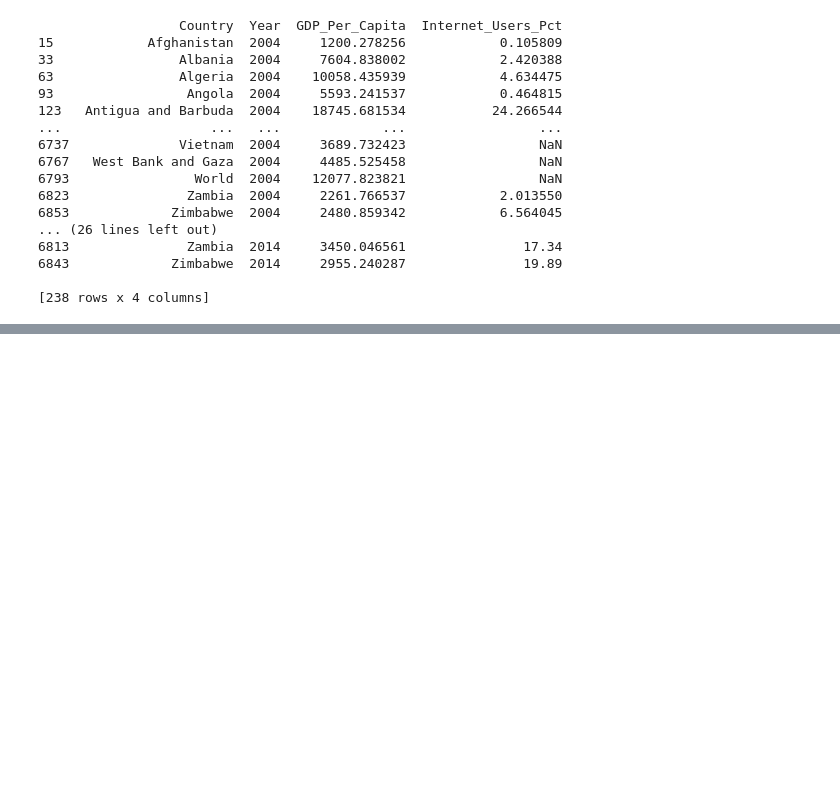
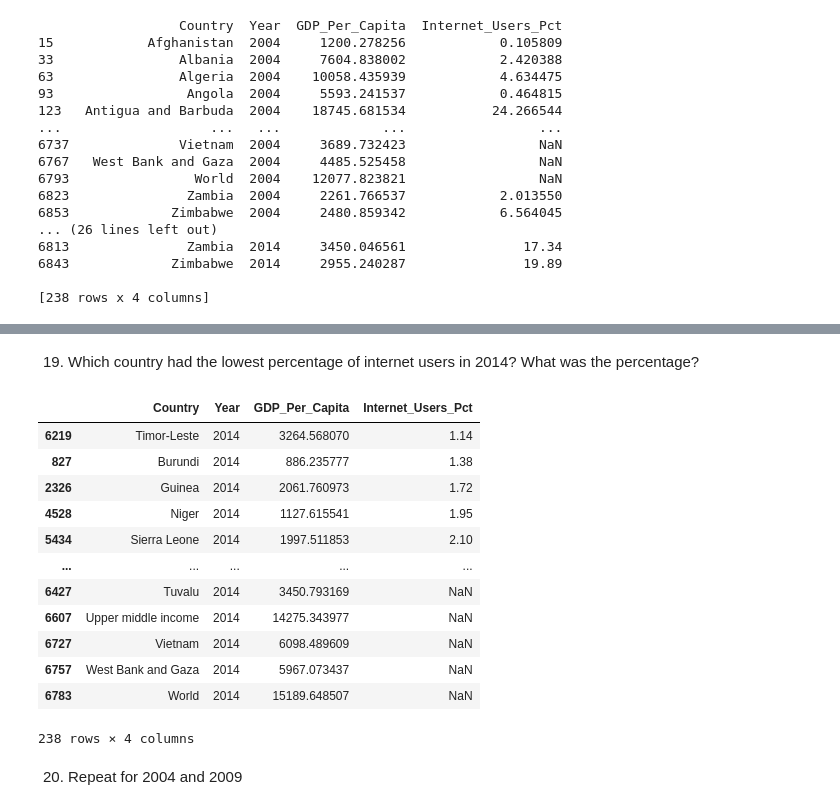
Before and after one commit to Cuiweiyi/gdp-and-internet-usage-Cuiweiyi, a Jupyter notebook: notebooks/Setup for the gdp_percap.ipynb, the cells around one changed output, grey strips where cells are left out. Cells and saved outputs as stored; diff of their text form; code cells hidden in the pictures; blank space fills up the shorter version.

Commit message:
finished up to question 23. A lot of ugly code

```diff
--- a/notebooks/Setup for the gdp_percap.ipynb
+++ b/notebooks/Setup for the gdp_percap.ipynb
@@ -195,0 +227,22 @@ print(gdpi_14)
+# %% [markdown]
+19. Which country had the lowest percentage of internet users in 2014? What was the percentage?
+# %%
+#This question seems easy enough, just flip the previous code to be ascending= true
+gdpi_14.sort_values(by= 'Internet_Users_Pct', ascending=True)
+#And we get Timor-Leste with 1.14%. It looks like a small half-island country just above Australia
+# %% [output]
+|  | Country | Year | GDP_Per_Capita | Internet_Users_Pct |
+| 6219 | Timor-Leste | 2014 | 3264.568070 | 1.14 |
+| 827 | Burundi | 2014 | 886.235777 | 1.38 |
+| 2326 | Guinea | 2014 | 2061.760973 | 1.72 |
+| 4528 | Niger | 2014 | 1127.615541 | 1.95 |
+| 5434 | Sierra Leone | 2014 | 1997.511853 | 2.10 |
+| ... | ... | ... | ... | ... |
+| 6427 | Tuvalu | 2014 | 3450.793169 | NaN |
+| 6607 | Upper middle income | 2014 | 14275.343977 | NaN |
+| 6727 | Vietnam | 2014 | 6098.489609 | NaN |
+| 6757 | West Bank and Gaza | 2014 | 5967.073437 | NaN |
+| 6783 | World | 2014 | 15189.648507 | NaN |
+238 rows × 4 columns
+# %% [markdown]
+20. Repeat for 2004 and 2009
```
Also changed, not shown: parts of 15 cells of this notebook.
